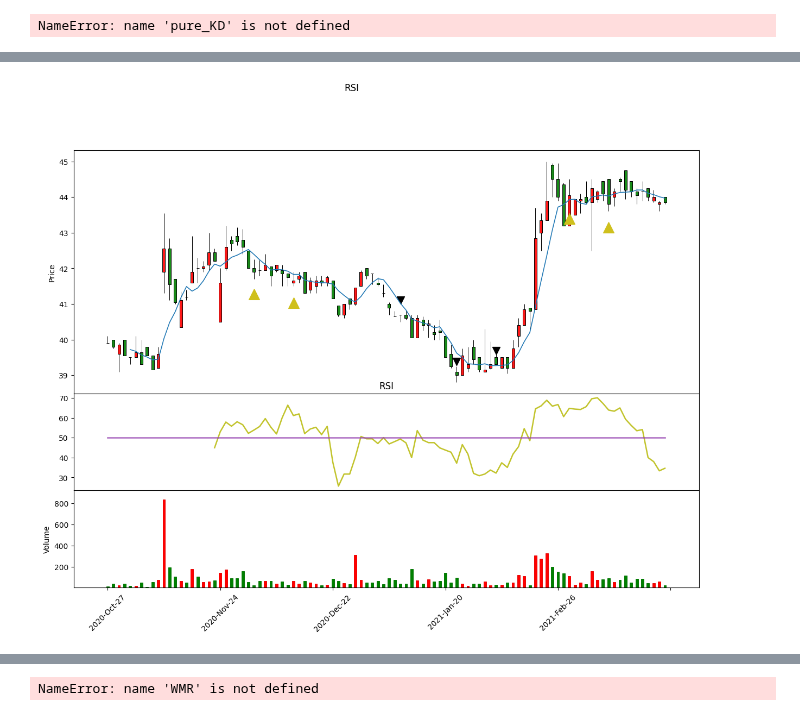
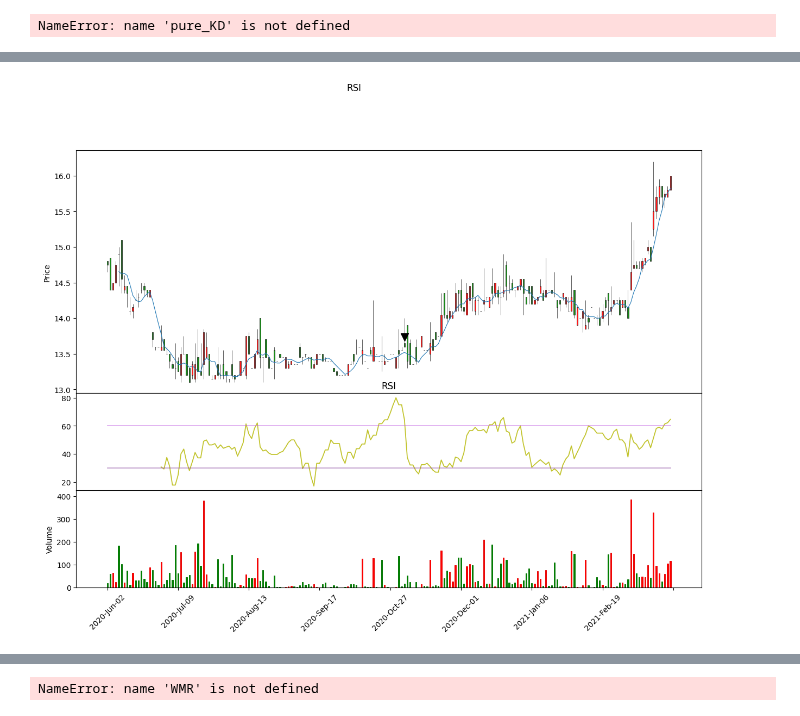
Before and after one commit to a23956491z/backtesting-project, a Jupyter notebook: scratch/main.ipynb, the cells around one changed output, grey strips where cells are left out. Drawn from its saved outputs; the diff is of its cells as text; code cells hidden in the pictures.

```diff
--- a/scratch/main.ipynb
+++ b/scratch/main.ipynb
@@ -793,6 +793,84 @@ class basic_RSI:
                 stagnant_below = 0
 
         return dw
+
+    """
+    From i to j
+    """
+    def __rise_rate(self, i, j):
+
+        if(self.ticker['rsi'][i] == 0):
+            self.ticker['rsi'][i] = 1e-9
+        rise = self.ticker['rsi'][j] - self.ticker['rsi'][i]
+        rise_rate = rise / self.ticker['rsi'][i]
+
+        return rise_rate
+    def __M_shape(self, i, threshold, interval, tolerance = 4):
+        if(i <= interval * 4 + tolerance):
+            return 0
+
+        fail = True
+
+        for t in range(tolerance+1):
+            if (self.__rise_rate( i-interval-t, i-t) < -threshold):
+                fail = False
+
+        if(fail):
+            return 0
+        fail = True
+        i -= interval
+
+        for t in range(tolerance+1):
+            if (self.__rise_rate(i-interval-t, i-t ) > threshold):
+                fail = False
+
+        if(fail):
+            return 0
+        fail = True
+        i -= interval
+
+        for t in range(tolerance+1):
+            if (self.__rise_rate( i-interval-t, i-t) < -threshold):
+                fail = False
+
+        if(fail):
+            return 0
+        fail = True
+        i -= interval
+
+        for t in range(tolerance+1):
+            if (self.__rise_rate(i-interval-t, i-t ) > threshold):
+                fail = False
+
+        if(fail):
+            return 0
+        return 1
+
+
+    def bound_and_M(self, upperbound = 80, lowerbound=20, interval=7, threshold=0):
+
+        dw = init_sell_buy(self.ticker)
+
+        stagnant_above, stagnant_below = 0, 0
+        for i in range(self.rsa_n, dw.shape[0]-1):
+            if(dw['rsi'][i] >= upperbound):
+                stagnant_above += 1
+            else:
+                stagnant_above = 0
+
+            if(dw['rsi'][i] <= lowerbound ):
+                stagnant_below += 1
+            else:
+                stagnant_below = 0
+
+            if(stagnant_above > interval and self.__M_shape(i, threshold, interval)):
+                dw['sell'][i] = 1
+                stagnant_above = 0
+            if(stagnant_below > interval and self.__M_shape(i, threshold, interval)):
+                dw['buy'][i] = 1
+                stagnant_below = 0
+
+        return dw
     def plot(self, dw, args=[], style='bound'):
 
         plots = [
@@ -932,10 +1010,13 @@ data_directory = '../parse_data/data/splited/'
 for data_file in file_list_with_directory(random_sample(times = random_choice_num), data_directory):
     print(data_file)
     ticker = readStock_file(data_file)
-    ticker = ticker.tail(100)
+    ticker = ticker.tail(200)
 
     strategy = basic_RSI(ticker)
-    signals = strategy.stagnant()
-    strategy.plot(signals, [50,50])
+
+    arg1 = 60
+    arg2 = 30
+    signals = strategy.bound_and_M(arg1, arg2)
+    strategy.plot(signals, [arg1, arg2])
 ########  TESTING BLOCK  ########
 # %% [output]
@@ -971 +1052 @@ Name: rsi, Length: 100, dtype: float64
-[figure, old version]
+[figure, new version]
```
Also changed, not shown: parts of 1 cell of this notebook, 1 other file.
